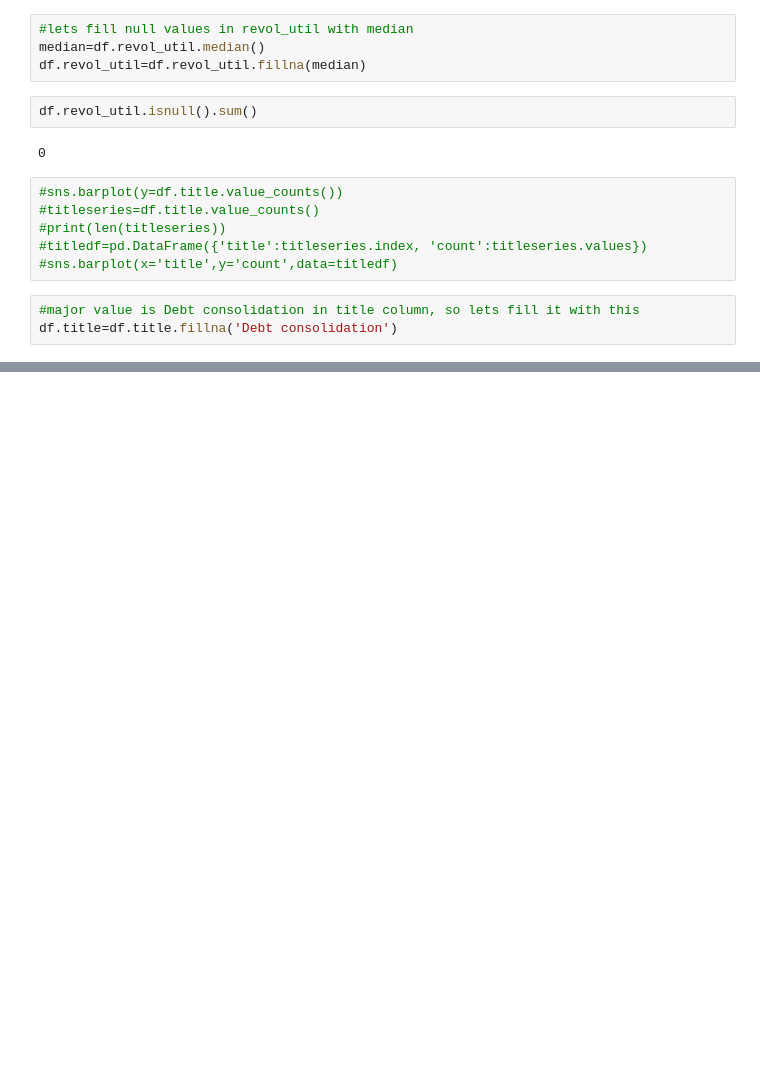
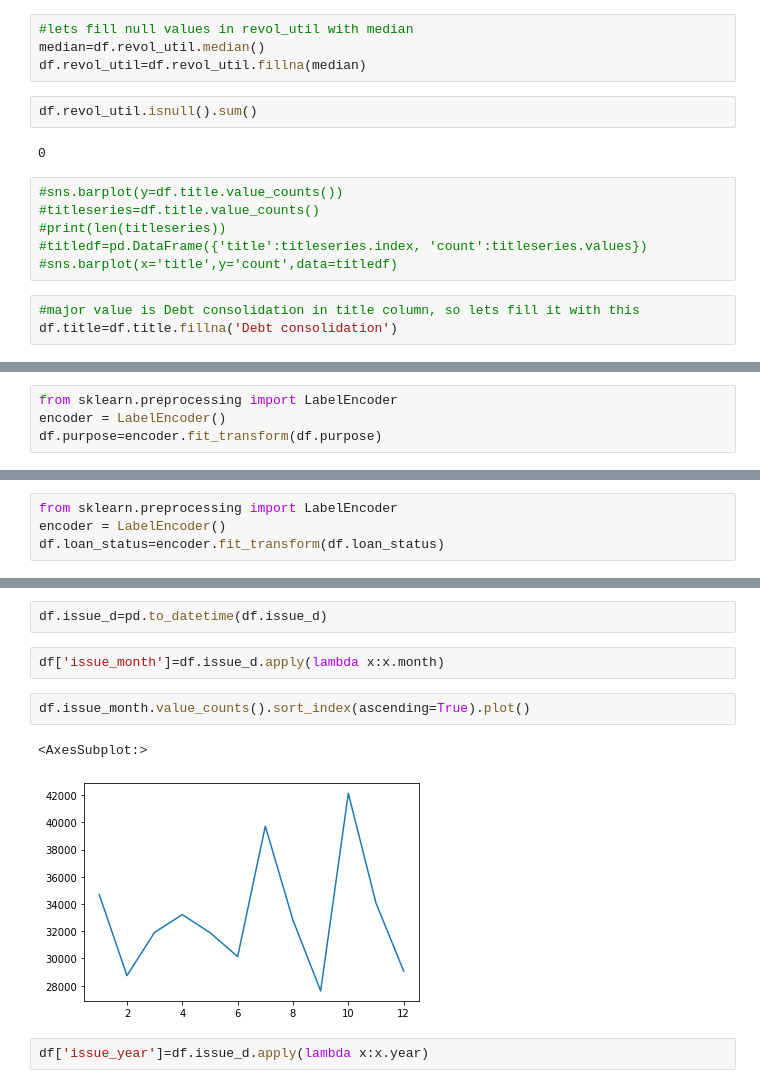
Before and after one commit to satyamraj123/All-Lending-Club-Loan-Data, a Jupyter notebook: my notebook.ipynb, the cells around one changed output, grey strips where cells are left out. Saved outputs shown, nothing was run; the diff lists cells and outputs as text; blank space fills up the shorter version.

Commit message:
preprocessing done

```diff
--- a/my notebook.ipynb
+++ b/my notebook.ipynb
@@ -337,0 +654,4 @@ df.mort_acc.isnull().sum
+# %%
+from sklearn.preprocessing import LabelEncoder
+encoder = LabelEncoder()
+df.purpose=encoder.fit_transform(df.purpose)
@@ -337,0 +664,4 @@ df.mort_acc.isnull().sum
+# %%
+from sklearn.preprocessing import LabelEncoder
+encoder = LabelEncoder()
+df.loan_status=encoder.fit_transform(df.loan_status)
@@ -337,0 +690,11 @@ df.mort_acc.isnull().sum
+# %%
+df.issue_d=pd.to_datetime(df.issue_d)
+# %%
+df['issue_month']=df.issue_d.apply(lambda x:x.month)
+# %%
+df.issue_month.value_counts().sort_index(ascending=True).plot()
+# %% [output]
+<AxesSubplot:>
+[figure, added]
+# %%
+df['issue_year']=df.issue_d.apply(lambda x:x.year)
```
Also changed, not shown: parts of 64 cells of this notebook.
